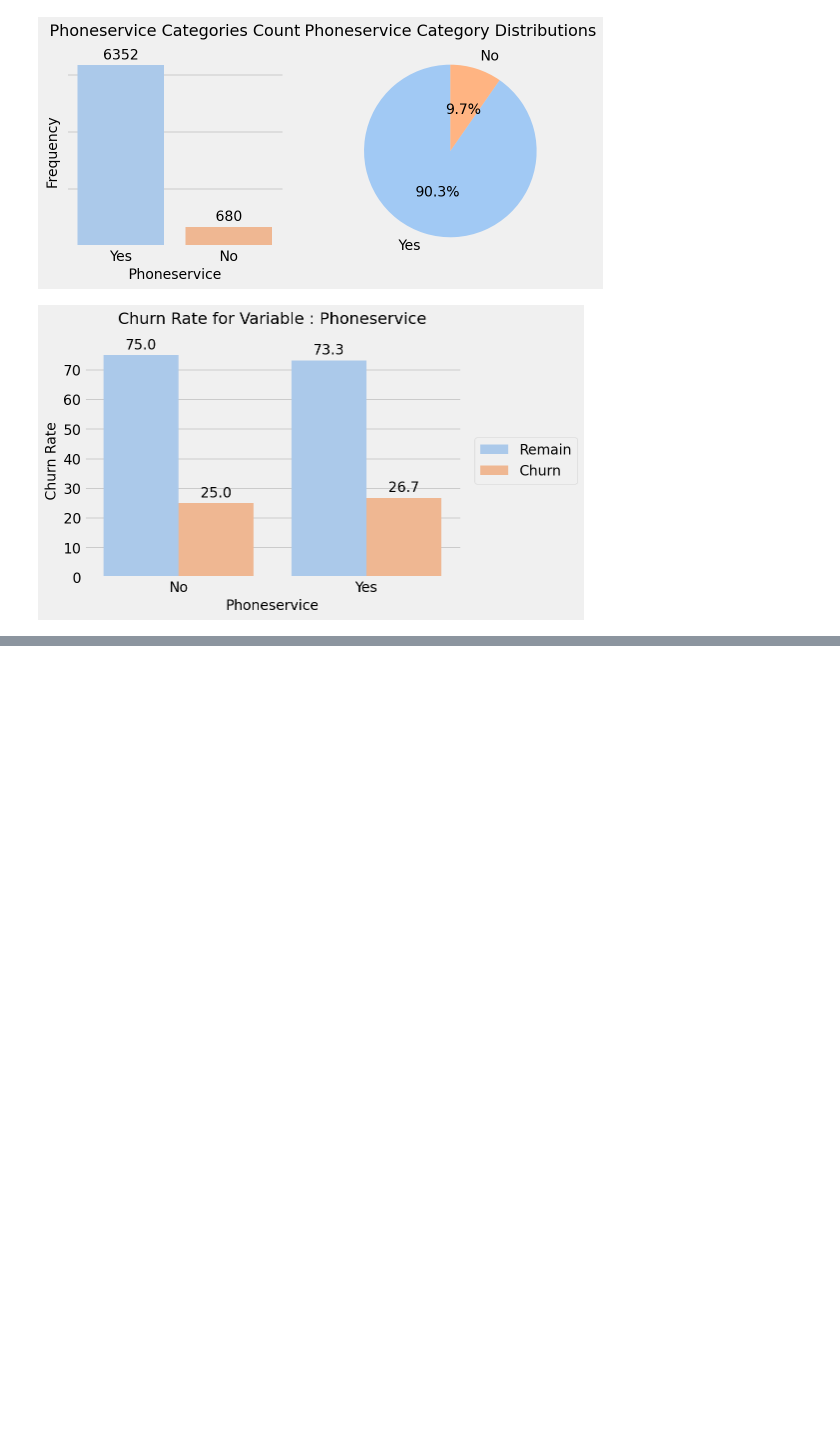
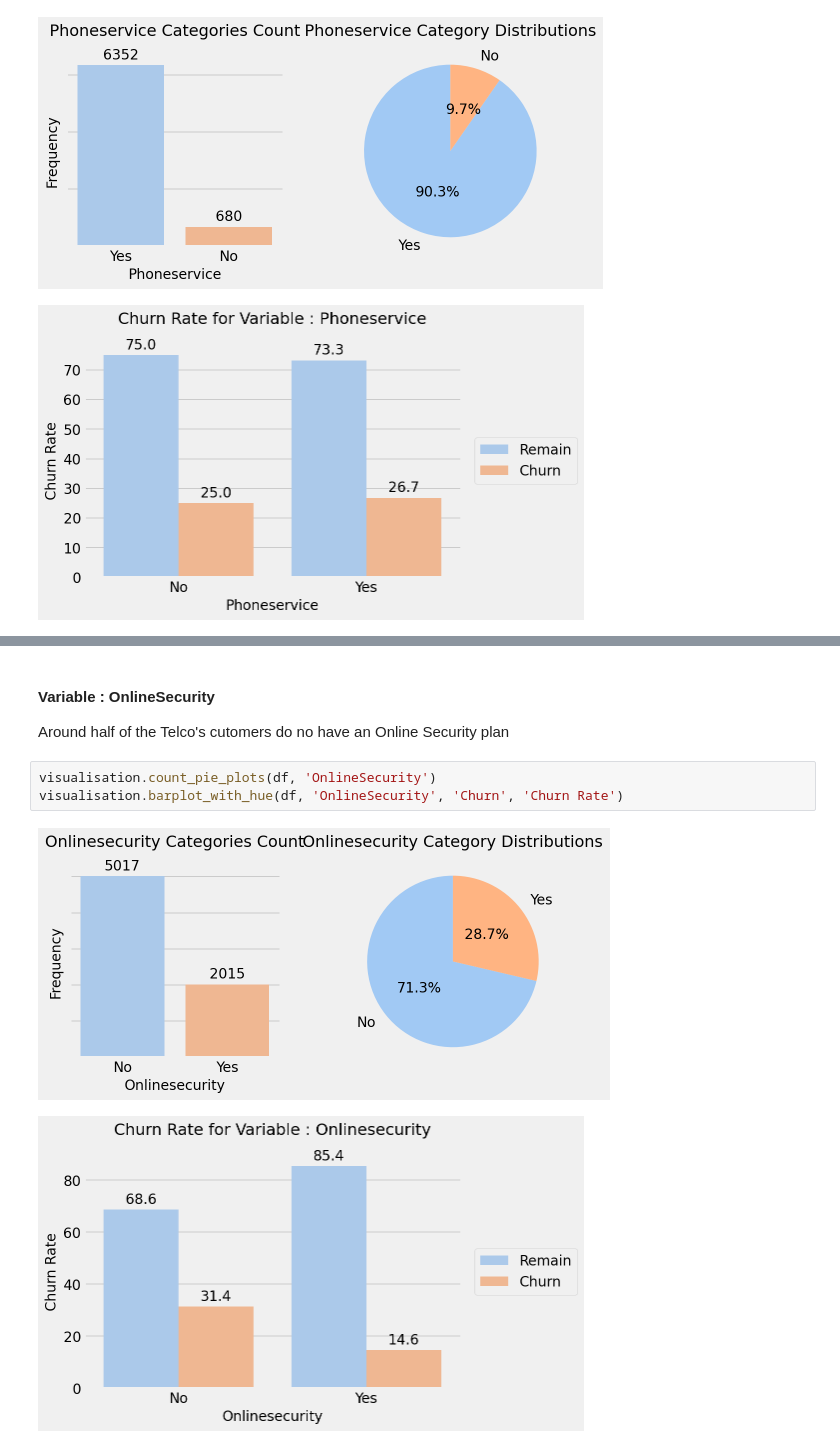
Before and after one commit to Joshuayeo95/Telco-Churn, a Jupyter notebook: eda.ipynb, the cells around one changed output, grey strips where cells are left out. Saved outputs shown, nothing was run; the diff lists cells and outputs as text; blank space fills up the shorter version.

```diff
--- a/eda.ipynb
+++ b/eda.ipynb
@@ -211,0 +262,9 @@ visualisation.barplot_with_hue(df, 'MultipleLines', 'Churn', 'Churn Rate')
+# %% [markdown]
+#### Variable : OnlineSecurity
+Around half of the Telco's cutomers do no have an Online Security plan
+# %%
+visualisation.count_pie_plots(df, 'OnlineSecurity')
+visualisation.barplot_with_hue(df, 'OnlineSecurity', 'Churn', 'Churn Rate')
+# %% [output]
+[figure, added]
+[figure, added]
```
Also changed, not shown: parts of 18 cells of this notebook.
